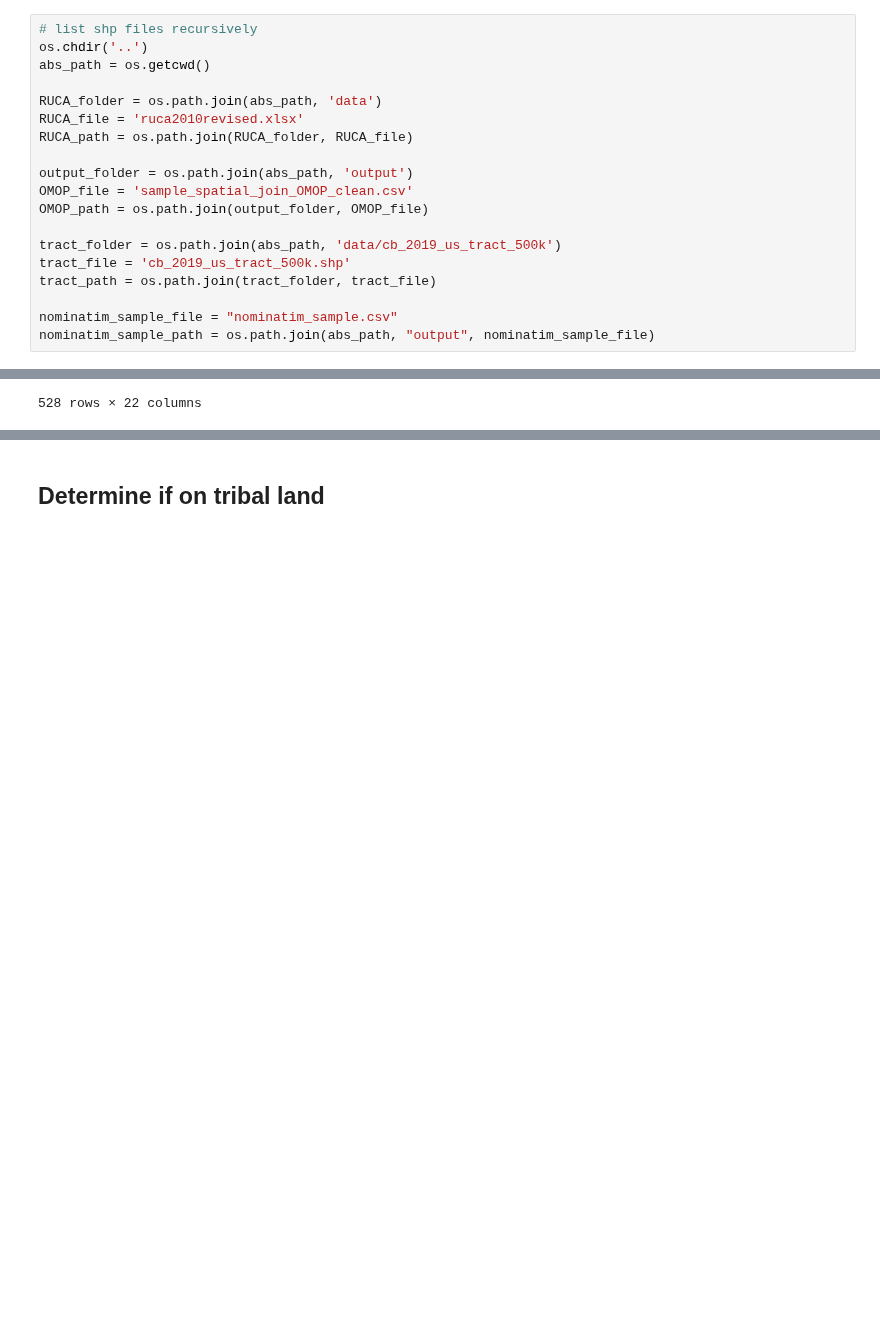
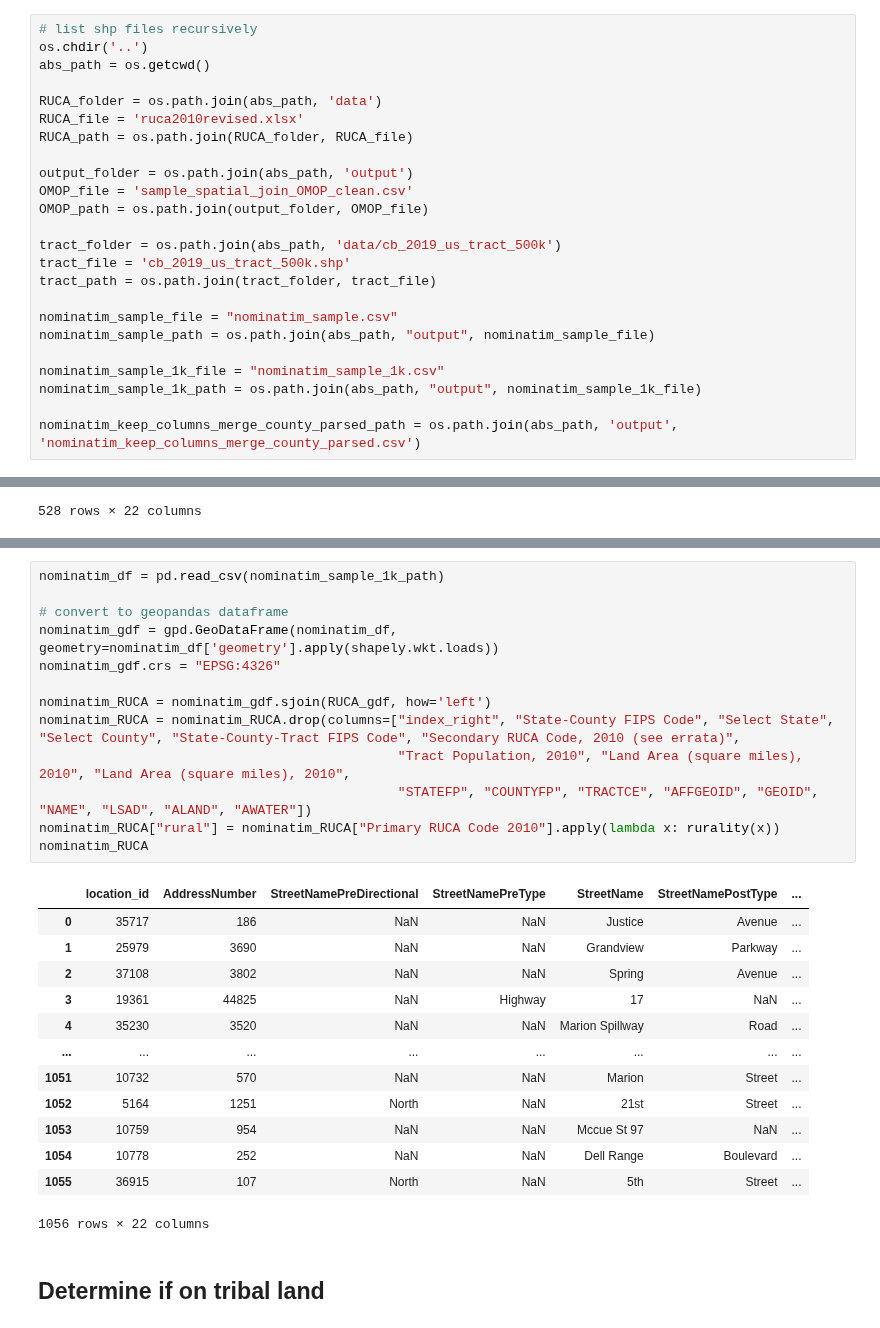
Before and after one commit to brian-cy-chang/UW_Geospatial, a Jupyter notebook: notebooks/RUCA.ipynb, the cells around one changed output, grey strips where cells are left out. Saved outputs shown, nothing was run; the diff lists cells and outputs as text; blank space fills up the shorter version.

```diff
--- a/notebooks/RUCA.ipynb
+++ b/notebooks/RUCA.ipynb
@@ -27,6 +29,11 @@ tract_path = os.path.join(tract_folder, tract_file)
 
 nominatim_sample_file = "nominatim_sample.csv"
 nominatim_sample_path = os.path.join(abs_path, "output", nominatim_sample_file)
+
+nominatim_sample_1k_file = "nominatim_sample_1k.csv"
+nominatim_sample_1k_path = os.path.join(abs_path, "output", nominatim_sample_1k_file)
+
+nominatim_keep_columns_merge_county_parsed_path = os.path.join(abs_path, 'output', 'nominatim_keep_columns_merge_county_parsed.csv')
 # %% [markdown]
 # RUCA Dataset
 * 2010 Revised
@@ -322,3 +488,30 @@ nominatim_RUCA
+# %%
+nominatim_df = pd.read_csv(nominatim_sample_1k_path)
+
+# convert to geopandas dataframe
+nominatim_gdf = gpd.GeoDataFrame(nominatim_df, geometry=nominatim_df['geometry'].apply(shapely.wkt.loads))
+nominatim_gdf.crs = "EPSG:4326"
+
+nominatim_RUCA = nominatim_gdf.sjoin(RUCA_gdf, how='left')
+nominatim_RUCA = nominatim_RUCA.drop(columns=["index_right", "State-County FIPS Code", "Select State", "Select County", "State-County-Tract FIPS Code", "Secondary RUCA Code, 2010 (see errata)",
+                                              "Tract Population, 2010", "Land Area (square miles), 2010", "Land Area (square miles), 2010",
+                                              "STATEFP", "COUNTYFP", "TRACTCE", "AFFGEOID", "GEOID", "NAME", "LSAD", "ALAND", "AWATER"])
+nominatim_RUCA["rural"] = nominatim_RUCA["Primary RUCA Code 2010"].apply(lambda x: rurality(x))
+nominatim_RUCA
+# %% [output]
+|  | location_id | AddressNumber | StreetNamePreDirectional | StreetNamePreType | StreetName | StreetNamePostType | ... |
+| 0 | 35717 | 186 | NaN | NaN | Justice | Avenue | ... |
+| 1 | 25979 | 3690 | NaN | NaN | Grandview | Parkway | ... |
+| 2 | 37108 | 3802 | NaN | NaN | Spring | Avenue | ... |
+| 3 | 19361 | 44825 | NaN | Highway | 17 | NaN | ... |
+| 4 | 35230 | 3520 | NaN | NaN | Marion Spillway | Road | ... |
+| ... | ... | ... | ... | ... | ... | ... | ... |
+| 1051 | 10732 | 570 | NaN | NaN | Marion | Street | ... |
+| 1052 | 5164 | 1251 | North | NaN | 21st | Street | ... |
+| 1053 | 10759 | 954 | NaN | NaN | Mccue St 97 | NaN | ... |
+| 1054 | 10778 | 252 | NaN | NaN | Dell Range | Boulevard | ... |
+| 1055 | 36915 | 107 | North | NaN | 5th | Street | ... |
+1056 rows × 22 columns
 # %% [markdown]
 ## Determine if on tribal land
 # %%
```
Also changed, not shown: parts of 22 cells of this notebook, 2 other files.
